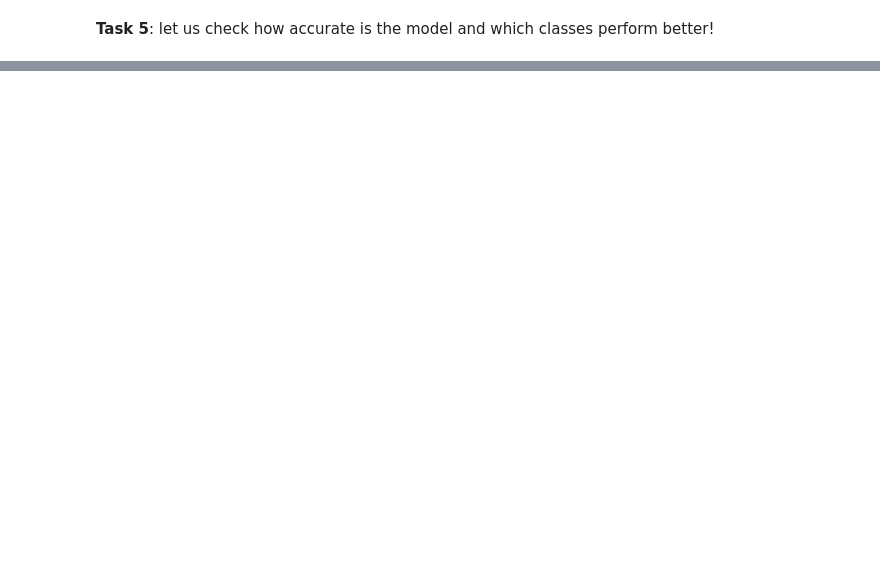
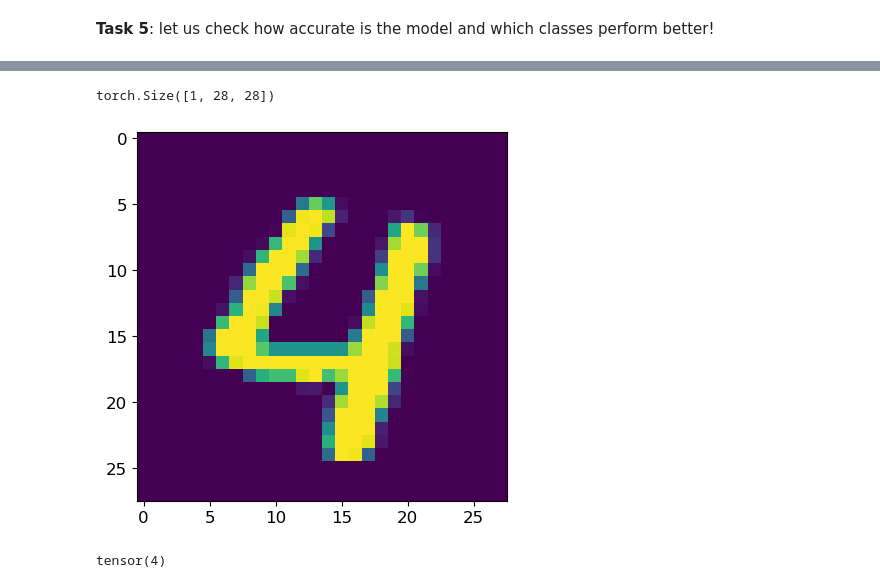
Before and after one commit to fvicini/RBM_ML_2026, a Jupyter notebook: Lab7/FFNN_classification.ipynb, the cells around one changed output, grey strips where cells are left out. Drawn from its saved outputs; the diff is of its cells as text; code cells hidden in the pictures; blank space fills up the shorter version.

Commit message:
adjust plots

```diff
--- a/Lab7/FFNN_classification.ipynb
+++ b/Lab7/FFNN_classification.ipynb
@@ -324,7 +388,14 @@ print('Accuracy of the network on the 10000 test images: %d %%' % (
 # %%
-plt.imshow(x[3].view(28, 28))
+# plt.imshow(x[3].view(28, 28))
+print(x[3].shape)
+plt.imshow(x[3][0])
 plt.show()
+# plt.show()
 print(torch.argmax(net(x[3].view(-1, 784))[0]))
+# %% [output]
+torch.Size([1, 28, 28])
+[figure, added]
+tensor(4)
 # %%
 class_correct = list(0. for i in range(10))
 class_total = list(0. for i in range(10))
```
Also changed, not shown: parts of 10 cells of this notebook.
